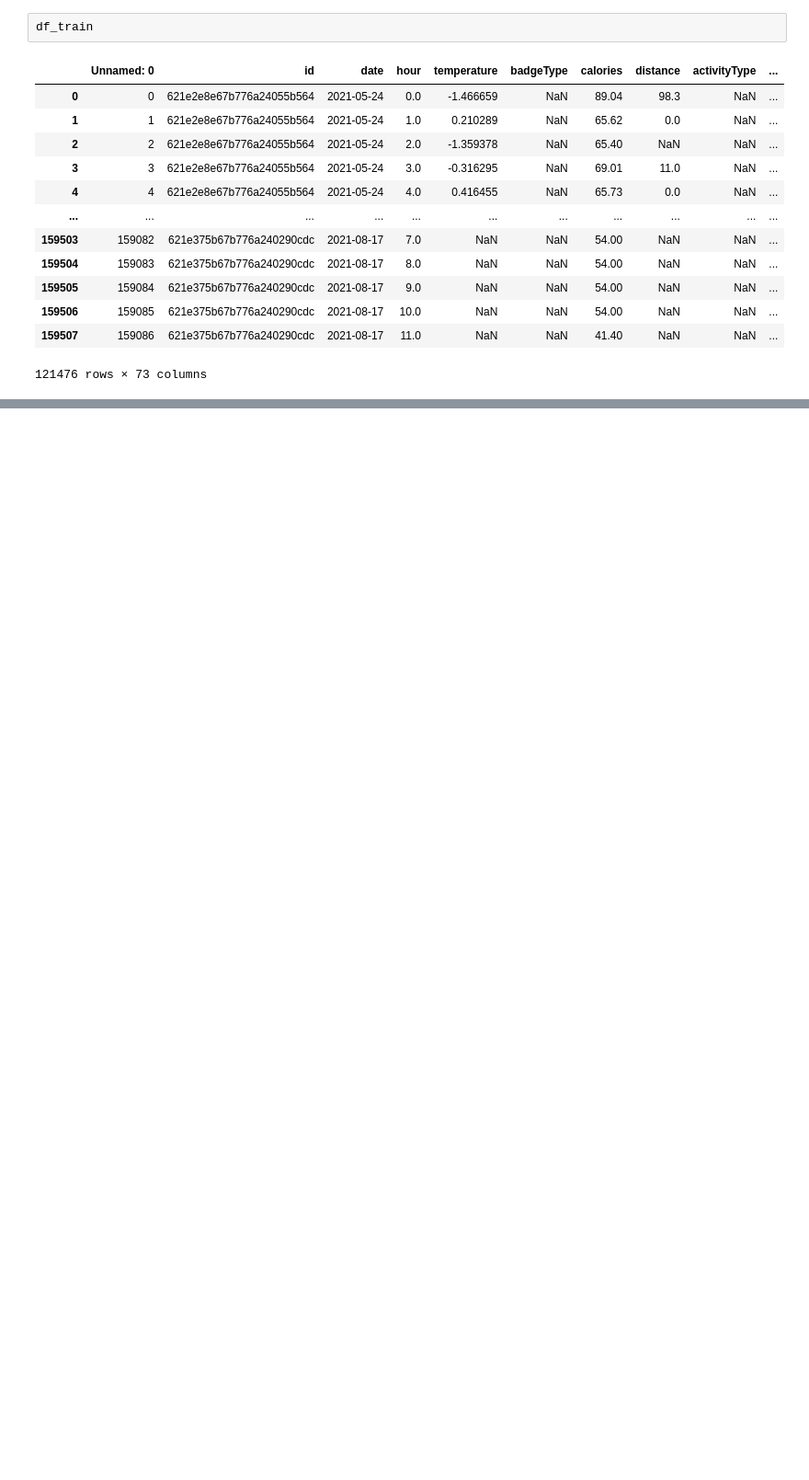
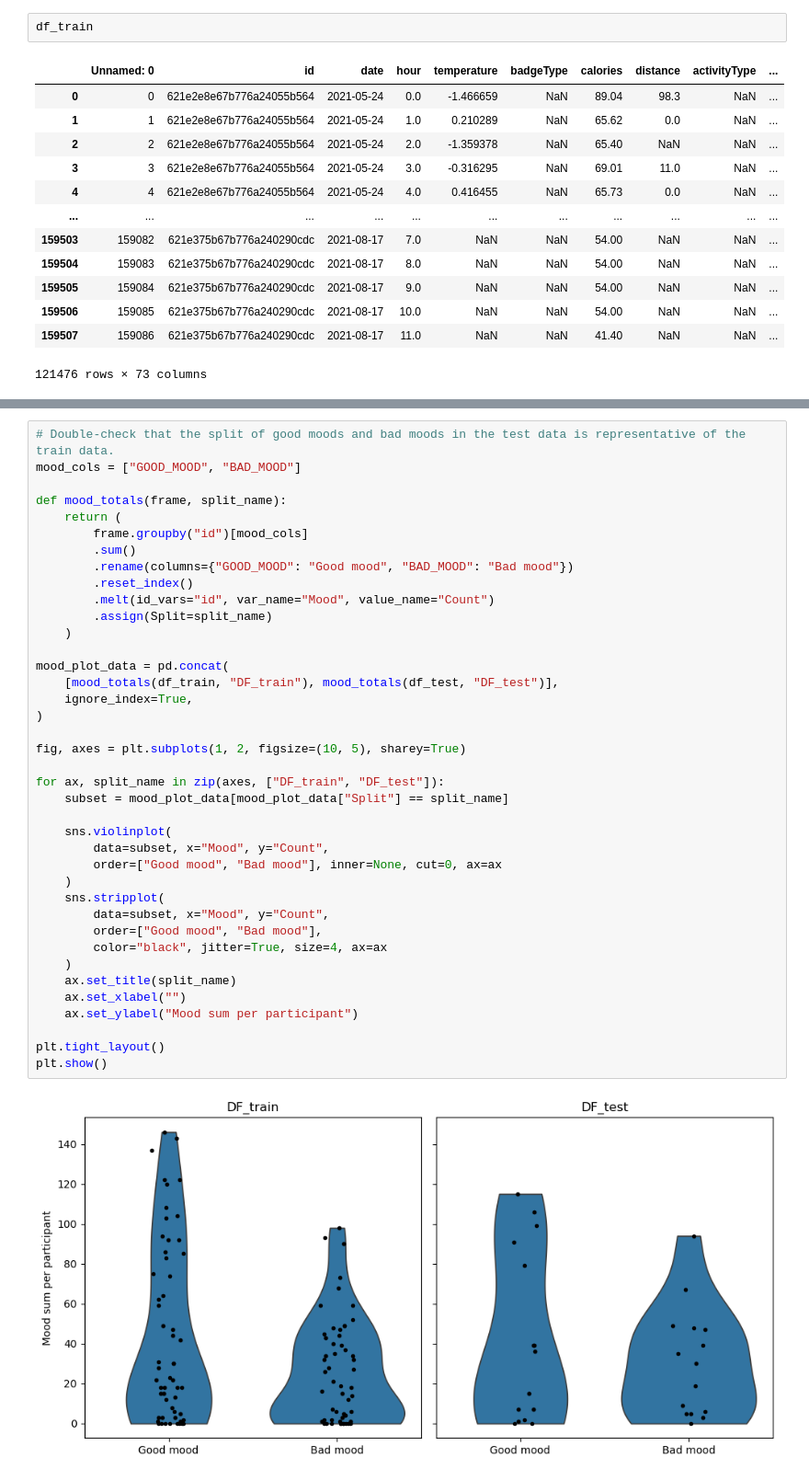
Before and after one commit to Erdos-Projects/fall-2026-bad-mood-prediction, a Jupyter notebook: src/splits/splitter_implementation.ipynb, the cells around one changed output, grey strips where cells are left out. Shown at 92% size. Saved outputs shown, nothing was run; the diff lists cells and outputs as text; blank space fills up the shorter version.

```diff
--- a/src/splits/splitter_implementation.ipynb
+++ b/src/splits/splitter_implementation.ipynb
@@ -114 +163,42 @@ df_train
+# %%
+# Double-check that the split of good moods and bad moods in the test data is representative of the train data.
+mood_cols = ["GOOD_MOOD", "BAD_MOOD"]
+
+def mood_totals(frame, split_name):
+    return (
+        frame.groupby("id")[mood_cols]
+        .sum()
+        .rename(columns={"GOOD_MOOD": "Good mood", "BAD_MOOD": "Bad mood"})
+        .reset_index()
+        .melt(id_vars="id", var_name="Mood", value_name="Count")
+        .assign(Split=split_name)
+    )
+
+mood_plot_data = pd.concat(
+    [mood_totals(df_train, "DF_train"), mood_totals(df_test, "DF_test")],
+    ignore_index=True,
+)
+
+fig, axes = plt.subplots(1, 2, figsize=(10, 5), sharey=True)
+
+for ax, split_name in zip(axes, ["DF_train", "DF_test"]):
+    subset = mood_plot_data[mood_plot_data["Split"] == split_name]
+
+    sns.violinplot(
+        data=subset, x="Mood", y="Count",
+        order=["Good mood", "Bad mood"], inner=None, cut=0, ax=ax
+    )
+    sns.stripplot(
+        data=subset, x="Mood", y="Count",
+        order=["Good mood", "Bad mood"],
+        color="black", jitter=True, size=4, ax=ax
+    )
+    ax.set_title(split_name)
+    ax.set_xlabel("")
+    ax.set_ylabel("Mood sum per participant")
+
+plt.tight_layout()
+plt.show()
+# %% [output]
+[figure, added]
 # %%
```
Also changed, not shown: parts of 4 cells of this notebook, 2 other files.
